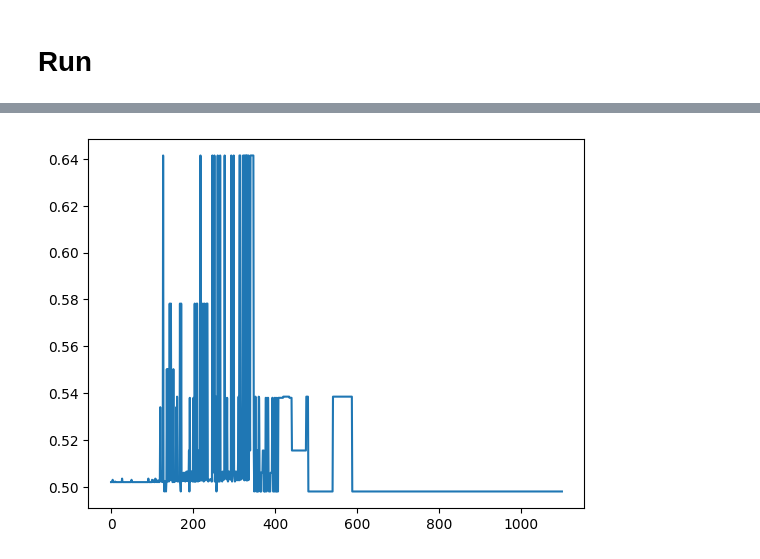
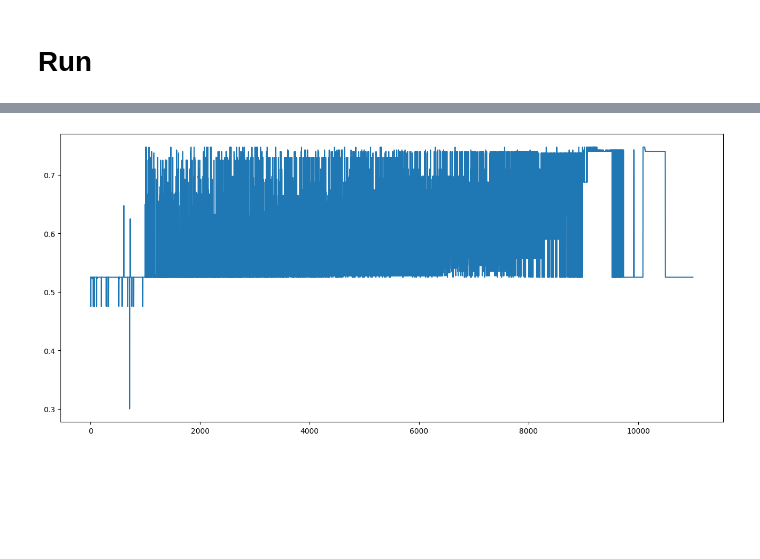
Before and after one commit to mikhmed-nabiev/IB-in-model-selection, a Jupyter notebook: automl-zero/code.ipynb, the cells around one changed output, grey strips where cells are left out. Drawn from its saved outputs; the diff is of its cells as text; code cells hidden in the pictures; blank space fills up the shorter version.

Commit message:
fixed copy issue and setup function

```diff
--- a/automl-zero/code.ipynb
+++ b/automl-zero/code.ipynb
@@ -131,26 +134,29 @@ class Function(ABC):
 # %%
 class Setup(Function, ABC):
     def __init__(self):
-        self.functions = [np.random.randn]
-        self.current_func_index = 0
+        self.functions = [0.0] # dump values
+        self._scalars = np.zeros(num_of_scalars)
+        self._vectors = np.zeros(shape=(num_of_vectors, n_features))
 
     def replace_function(self, func_index: int):
-        # self.current_func_index = np.random.choice([0, 1])
-        pass
+        self.change_inner_params(-1)
 
     def add_function(self, new_func):
-        self.replace_function(-1)
+        self.change_inner_params(-1)
 
     def remove_function(self, func_index: int):
-        self.replace_function(-1)
+        self.change_inner_params(-1)
 
     def change_inner_params(self, func_index: int):
-        self.replace_function(-1)
+        for i in range(num_of_scalars):
+            self._scalars[i] = np.random.uniform(low=-100.0, high = 100.0)
+        for i in range(num_of_vectors):
+            for j in range(n_features):
+                self._vectors[i][j] = np.random.uniform(low=-100.0, high = 100.0)
 
     def eval_func(self):
-        func = self.functions[self.current_func_index]
-        pool.set_scalars(func(num_of_scalars))
-        pool.set_vectors(func(num_of_vectors, 2))
+        pool.set_scalars(self._scalars)
+        pool.set_vectors(self._vectors)
 # %% [markdown]
 ## Learn
 # %%
@@ -230,22 +236,22 @@ class Learn(Function, ABC):
             var_type = np.random.choice([0, 1]) # 0 - scalar, 1 - vector
             return_type = var_type
             arg_indices = np.random.choice(np.arange(num_of_scalars if var_type == 0 else num_of_vectors), size=1)
-            return_index = np.random.choice(np.arange(num_of_scalars if return_type == 0 else num_of_vectors), size=1)
+            return_index = np.random.choice(np.arange(num_of_scalars if return_type == 0 else num_of_vectors)[1:], size=1)
         elif func_type == 1:
             var_type = np.random.choice([0, 1])
             return_type = var_type
             arg_indices = np.random.choice(np.arange(num_of_scalars if var_type == 0 else num_of_vectors), size=2)
-            return_index = np.random.choice(np.arange(num_of_scalars if return_type == 0 else num_of_vectors), size=1)
+            return_index = np.random.choice(np.arange(num_of_scalars if return_type == 0 else num_of_vectors)[1:], size=1)
         elif func_type == 2:
             var_type = np.random.choice([0, 1])
             return_type = var_type
             arg_indices = np.random.choice(np.arange(num_of_scalars if var_type == 0 else num_of_vectors), size=1)
-            return_index = np.random.choice(np.arange(num_of_scalars if return_type == 0 else num_of_vectors), size=1)
+            return_index = np.random.choice(np.arange(num_of_scalars if return_type == 0 else num_of_vectors)[1:], size=1)
         elif func_type == 3:
             var_type = 1
             return_type = 0
             arg_indices = np.random.choice(np.arange(num_of_vectors), size=2)
-            return_index = np.random.choice(np.arange(num_of_scalars), size=1)
+            return_index = np.random.choice(np.arange(num_of_scalars)[1:], size=1)
 
         self.functions[func_index] = func_type
         self.func_args[func_index] = dict(
@@ -321,7 +327,7 @@ class Mutator:
 # %%
 def initialize_memory():
     pool.set_scalars(np.zeros(num_of_scalars))
-    pool.set_vectors(np.zeros((num_of_vectors, 2)))
+    pool.set_vectors(np.zeros((num_of_vectors, n_features)))
 
 def sigmoid(x):
     return 1 / (1 + np.exp(-x))
@@ -338,11 +344,13 @@ def evaluate_one_task(setup: Setup, predict: Predict, learn: Learn, dtrain, dval
     for row in dtrain:
         x = row[:-1]
         y = row[-1]
-        pool.set_vector(index=0, value=x)
+
+        pool.set_vector(index=0, value=x) # v0 = x
         predict.eval_func()
-        s1 = pool.get_scalar(index=0)
+
+        s1 = pool.get_scalar(index=1) # s1 = predict
         pool.set_scalar(index=1, value=normalize(s1))
-        pool.set_scalar(index=0, value=y)
+        pool.set_scalar(index=0, value=y) # s0 = true_label
         learn.eval_func()
 
     sum_loss = 0.0
@@ -440,5 +448,5 @@ pool = Pool(num_of_scalars=num_of_scalars, num_of_vectors=num_of_vectors)
 mutator = Mutator()
 # %%
 %%time
-history = run_evolution(POPULATION_SIZE=100, SUBSET_SIZE=40, CYCLES_NUM=1000)
+history = run_evolution(POPULATION_SIZE=1000, SUBSET_SIZE=70, CYCLES_NUM=10000)
 # %% [output]
@@ -447,10 +455,11 @@ Wall time: 12min 23s
 # %%
 losses = []
 for elem in history:
     losses.append(elem[-1])
+plt.figure(figsize=(16, 7))
 plt.plot(np.arange(len(losses)),losses);
 # %% [output]
-[figure, old version]
+[figure, new version]
 # %%
 print(pool)
 # %% [output]
```
Also changed, not shown: parts of 12 cells of this notebook.
